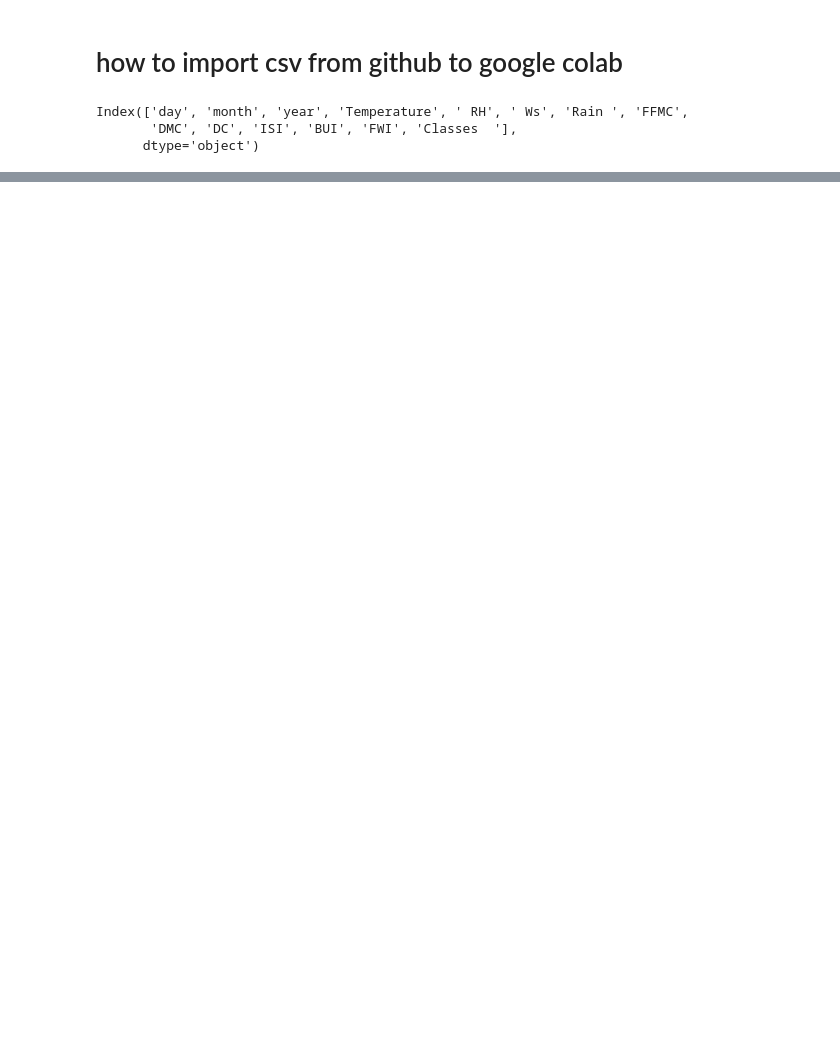
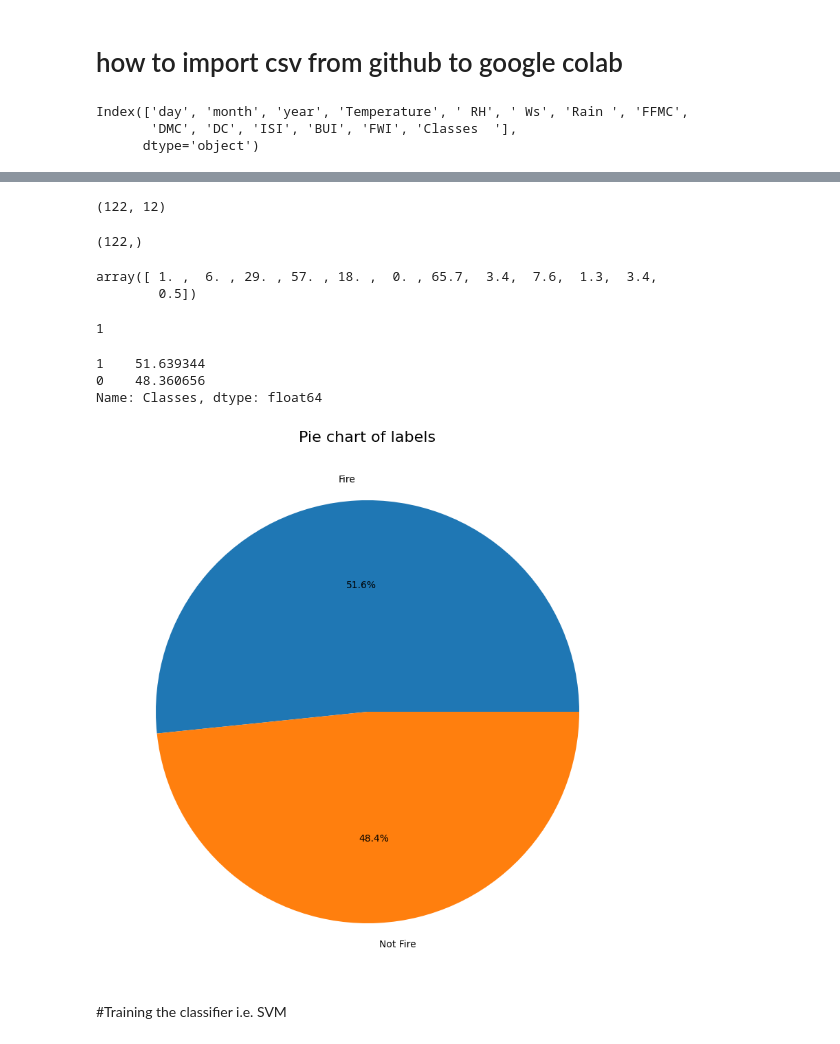
Before and after one commit to leenasilvoster/SVM, a Jupyter notebook: svm.ipynb, the cells around one changed output, grey strips where cells are left out. Cells and saved outputs as stored; diff of their text form; code cells hidden in the pictures; blank space fills up the shorter version.

```diff
--- a/svm.ipynb
+++ b/svm.ipynb
@@ -21,0 +30,2 @@ Index(['day', 'month', 'year', 'Temperature', ' RH', ' Ws', 'Rain ', 'FFMC',
+# %%
+df.columns=df.columns.str.strip() # remove white spaces from the column names
@@ -21,0 +42,2 @@ Index(['day', 'month', 'year', 'Temperature', ' RH', ' Ws', 'Rain ', 'FFMC',
+# %%
+df.Classes=df.Classes.str.strip()
@@ -21,0 +50,3 @@ Index(['day', 'month', 'year', 'Temperature', ' RH', ' Ws', 'Rain ', 'FFMC',
+# %%
+label_encoder=preprocessing.LabelEncoder()
+df['Classes']=label_encoder.fit_transform(df['Classes'])
@@ -21,0 +113,35 @@ Index(['day', 'month', 'year', 'Temperature', ' RH', ' Ws', 'Rain ', 'FFMC',
+# %%
+X.shape
+# %% [output]
+(122, 12)
+# %%
+y.shape
+# %% [output]
+(122,)
+# %%
+X[0]
+# %% [output]
+array([ 1. ,  6. , 29. , 57. , 18. ,  0. , 65.7,  3.4,  7.6,  1.3,  3.4,
+        0.5])
+# %%
+y[0]
+# %% [output]
+1
+# %%
+percentage=df.Classes.value_counts(normalize=True)*100
+# %%
+percentage
+# %% [output]
+1    51.639344
+0    48.360656
+Name: Classes, dtype: float64
+# %%
+classes_labels=['Fire', 'Not Fire']
+plt.figure(figsize=(16,10))
+plt.pie(percentage, labels=classes_labels,autopct="%1.1f%%")
+plt.title("Pie chart of labels", fontsize=16)
+plt.show()
+# %% [output]
+[figure, added]
+# %% [markdown]
+#Training the classifier i.e. SVM
```
Also changed, not shown: parts of 30 cells of this notebook.
